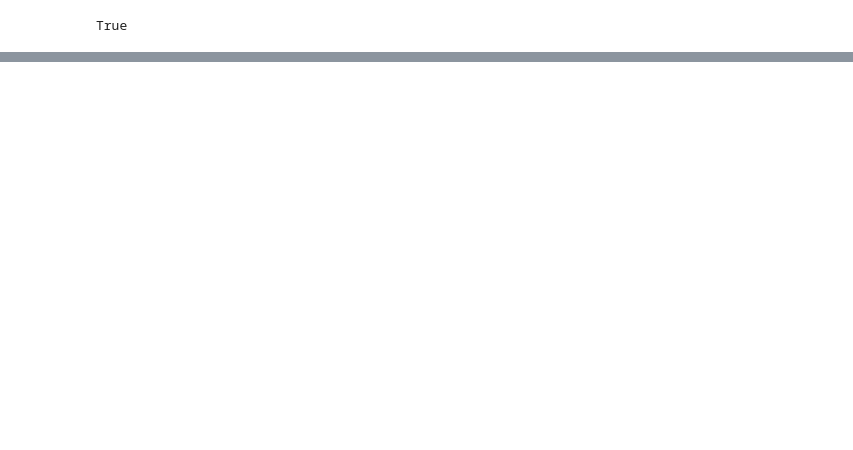
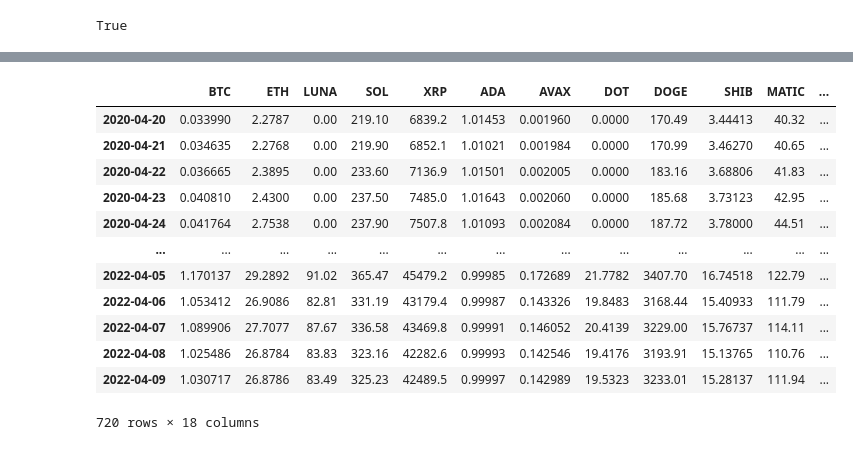
Before and after one commit to kennethologist/UPENN-GP4-P1, a Jupyter notebook: notebooks/alex.ipynb, the cells around one changed output, grey strips where cells are left out. Cells and saved outputs as stored; diff of their text form; code cells hidden in the pictures; blank space fills up the shorter version.

```diff
--- a/notebooks/alex.ipynb
+++ b/notebooks/alex.ipynb
@@ -13,9 +22,13 @@ dotenv.load_dotenv()
 # %% [output]
 True
 # %%
-alpaca_api_key = os.getenv("alpaca_api_key")
-alpaca_secret_key = os.getenv("alpaca_secret_key")
+alpaca_api_key = os.getenv('alpaca_api_key')
+alpaca_secret_key = os.getenv('alpaca_secret_key')
+kraken_api_key = os.getenv('kraken_api_key')
+kraken_secret_key = os.getenv('kraken_secret_key')
 
-print(f"Alpaca Key type: {type(alpaca_api_key)}")
-print(f"Alpaca Secret Key type: {type(alpaca_secret_key)}")
+print(type(alpaca_api_key))
+print(type(alpaca_secret_key))
+print(type(kraken_api_key))
+print(type(kraken_secret_key))
 # %% [output]
@@ -108,3 +81,38 @@ Length: 333, dtype: float64
+# %%
+
+kraken = krakenex.API(kraken_secret_key, kraken_api_key)
+
+crypto_tickers = ['BTC','ETH','LUNA','SOL','XRP','ADA',
+    'AVAX','DOT','DOGE','SHIB','MATIC',
+    'DAI','LTC','ATOM','LINK','UNI','TRX','BCH']
+
+pykraken = pykrakenapi.KrakenAPI(kraken)
+
+crypto_original = pd.DataFrame()
+for ticker in crypto_tickers:
+    ticker_ohlc, last = pykraken.get_ohlc_data((ticker + 'USD'), 1440, 1554597829)
+    ticker_ohlc['symbol'] = ticker.replace('/USD', '')
+    crypto_original = pd.concat([ticker_ohlc, crypto_original], axis=0)
+    time.sleep(1)
+# %%
+crypto = crypto_original.drop(['time', 'open', 'high', 'low', 'vwap', 'volume', 'count'], axis = 1).pivot(columns = 'symbol').fillna(0.0)
+crypto.index = crypto.index.date
+crypto.columns = crypto_tickers
+crypto
+# %% [output]
+|  | BTC | ETH | LUNA | SOL | XRP | ADA | AVAX | DOT | DOGE | SHIB | MATIC | ... |
+| 2020-04-20 | 0.033990 | 2.2787 | 0.00 | 219.10 | 6839.2 | 1.01453 | 0.001960 | 0.0000 | 170.49 | 3.44413 | 40.32 | ... |
+| 2020-04-21 | 0.034635 | 2.2768 | 0.00 | 219.90 | 6852.1 | 1.01021 | 0.001984 | 0.0000 | 170.99 | 3.46270 | 40.65 | ... |
+| 2020-04-22 | 0.036665 | 2.3895 | 0.00 | 233.60 | 7136.9 | 1.01501 | 0.002005 | 0.0000 | 183.16 | 3.68806 | 41.83 | ... |
+| 2020-04-23 | 0.040810 | 2.4300 | 0.00 | 237.50 | 7485.0 | 1.01643 | 0.002060 | 0.0000 | 185.68 | 3.73123 | 42.95 | ... |
+| 2020-04-24 | 0.041764 | 2.7538 | 0.00 | 237.90 | 7507.8 | 1.01093 | 0.002084 | 0.0000 | 187.72 | 3.78000 | 44.51 | ... |
+| ... | ... | ... | ... | ... | ... | ... | ... | ... | ... | ... | ... | ... |
+| 2022-04-05 | 1.170137 | 29.2892 | 91.02 | 365.47 | 45479.2 | 0.99985 | 0.172689 | 21.7782 | 3407.70 | 16.74518 | 122.79 | ... |
+| 2022-04-06 | 1.053412 | 26.9086 | 82.81 | 331.19 | 43179.4 | 0.99987 | 0.143326 | 19.8483 | 3168.44 | 15.40933 | 111.79 | ... |
+| 2022-04-07 | 1.089906 | 27.7077 | 87.67 | 336.58 | 43469.8 | 0.99991 | 0.146052 | 20.4139 | 3229.00 | 15.76737 | 114.11 | ... |
+| 2022-04-08 | 1.025486 | 26.8784 | 83.83 | 323.16 | 42282.6 | 0.99993 | 0.142546 | 19.4176 | 3193.91 | 15.13765 | 110.76 | ... |
+| 2022-04-09 | 1.030717 | 26.8786 | 83.49 | 325.23 | 42489.5 | 0.99997 | 0.142989 | 19.5323 | 3233.01 | 15.28137 | 111.94 | ... |
+720 rows × 18 columns
 # %%
 # Market capitalization data in trillions of dollars, sourced from Trading View on April 6, 2022.
 
```
Also changed, not shown: parts of 15 cells of this notebook.
